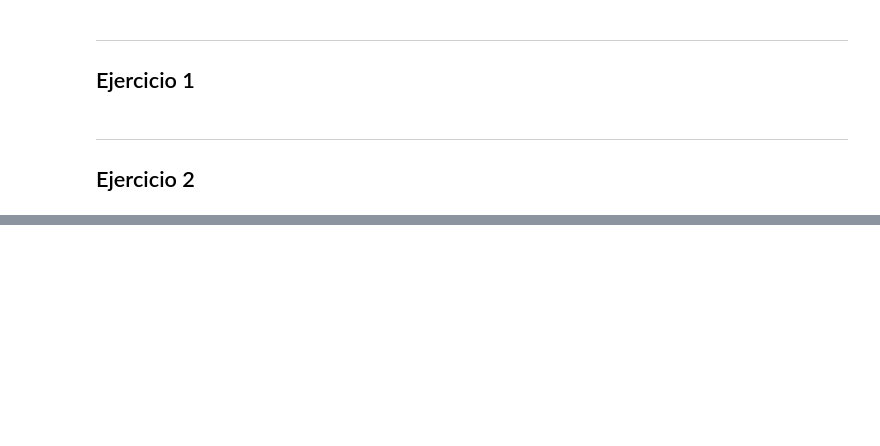
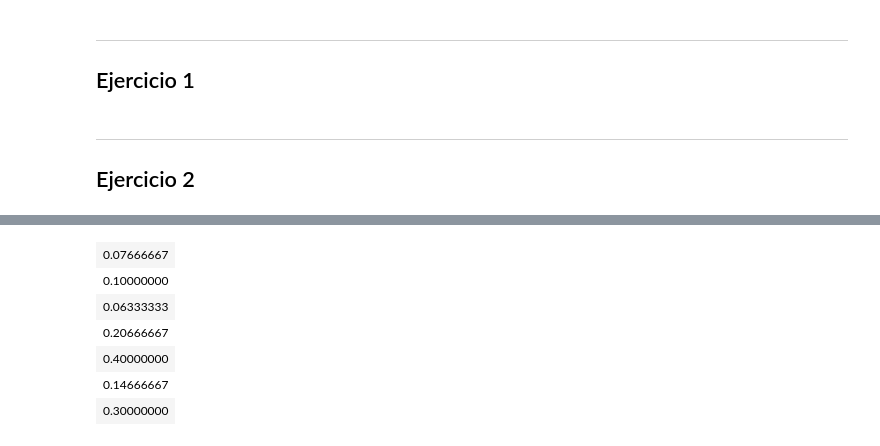
Before and after one commit to jfarizano/DataMining, a Jupyter notebook: tp2.ipynb, the cells around one changed output, grey strips where cells are left out. Cells and saved outputs as stored; diff of their text form; code cells hidden in the pictures; blank space fills up the shorter version.

```diff
--- a/tp2.ipynb
+++ b/tp2.ipynb
@@ -363,0 +440,73 @@ Features:  Petal.Length Petal.Width Sepal.Length Sepal.Width
+# %%
+generatePoints <- function(d, n, std, center0, center1) {
+  lenClass1 <- floor(n / 2)
+  lenClass0 <- n - lenClass1
+
+  class0 <- replicate(n = lenClass0, as.list(c(rnorm(d, mean = center0, sd = std), 0)), simplify = FALSE)
+  class1 <- replicate(n = lenClass1, as.list(c(rnorm(d, mean = center1, sd = std), 1)), simplify = FALSE)
+  data <- c(class0, class1)
+
+  df <- rbindlist(data)
+  colnames(df) <- c(1:d, "Class")
+  df <- as.data.frame(df)
+  df$Class <- as.factor(df$Class)
+  df
+}
+
+generateDiagonal <- function(d, n, C) {
+  generatePoints(d, n, C * sqrt(d), rep(-1, d), rep(1, d))
+}
+# %%
+# funcion para buscar cuantos elementos de a hay en b
+buscar <- function(a, b) {
+  l1 <- as.list(a)
+  l2 <- as.list(b)
+
+  results <- l1 %in% l2
+  results <- results[results == TRUE]
+  return(length(results))
+}
+
+# genero los datos y el ruido a agregarle
+datosSinRuido <- generateDiagonal(10, 100, 2)
+ruido <- crea.ruido.unif(n=50,d=90)[,-91]
+x.datos <- datosSinRuido[,-11]
+y.datos <- datosSinRuido[,11]
+x.datos <- cbind(x.datos, ruido)
+
+repeticiones <- 30
+
+# Voy a probar 4 métodos donde 3 de esos tienen 2 variantes, 7 en total
+coincidencias <- matrix(0, 7, 1)
+
+var.originales <- colnames(datosSinRuido)[-11]
+
+# lda tira warning porque las variables son colineares, suprimo temporalmente con esto
+defaultW <- getOption("warn")
+options(warn = -1)
+
+for (i in 1:repeticiones) {
+  FORW.rf <- forward.ranking(x.datos,y.datos,method="rf.est" ,tot.trees=100,equalize.classes=F, verbosity=0)
+  coincidencias[1] <- coincidencias[1] +  buscar(var.originales, FORW.rf$ordered.names.list[1:10])
+  FORW.lda <- forward.ranking(x.datos,y.datos,method="lda.est", verbosity=0)
+  coincidencias[2] <- coincidencias[2] +  buscar(var.originales, FORW.lda$ordered.names.list[1:10])
+
+  BACK.rf <- backward.ranking(x.datos,y.datos,method="rf.est" ,tot.trees=100,equalize.classes=F, verbosity=0)
+  coincidencias[3] <- coincidencias[3] +  buscar(var.originales, BACK.rf$ordered.names.list[1:10])
+  BACK.lda <- backward.ranking(x.datos,y.datos,method="lda.est", verbosity=0)
+  coincidencias[4] <- coincidencias[4] +  buscar(var.originales, BACK.lda$ordered.names.list[1:10])
+
+  KW <- kruskalwallis.ranking(x.datos, y.datos, verbosity = 0)
+  coincidencias[5] <- coincidencias[5] +  buscar(var.originales, KW$ordered.names.list[1:10])
+
+  RFE.rf <- rfe.ranking(x.datos,y.datos,method="imp.rf", tot.trees=100, verbosity=0)
+  coincidencias[6] <- coincidencias[6] +  buscar(var.originales, RFE.rf$ordered.names.list[1:10])
+  RFE.linsvm <- rfe.ranking(x.datos,y.datos,method="imp.linsvm", verbosity=0)
+  coincidencias[7] <- coincidencias[7] +  buscar(var.originales, RFE.linsvm$ordered.names.list[1:10])
+}
+
+options(warn = defaultW)
+
+coincidencias <- (coincidencias / 10) / repeticiones
+coincidencias
+# %% [output]
@@ -363,0 +514,7 @@ Features:  Petal.Length Petal.Width Sepal.Length Sepal.Width
+| 0.07666667 |
+| 0.10000000 |
+| 0.06333333 |
+| 0.20666667 |
+| 0.40000000 |
+| 0.14666667 |
+| 0.30000000 |
```
Also changed, not shown: parts of 17 cells of this notebook.
